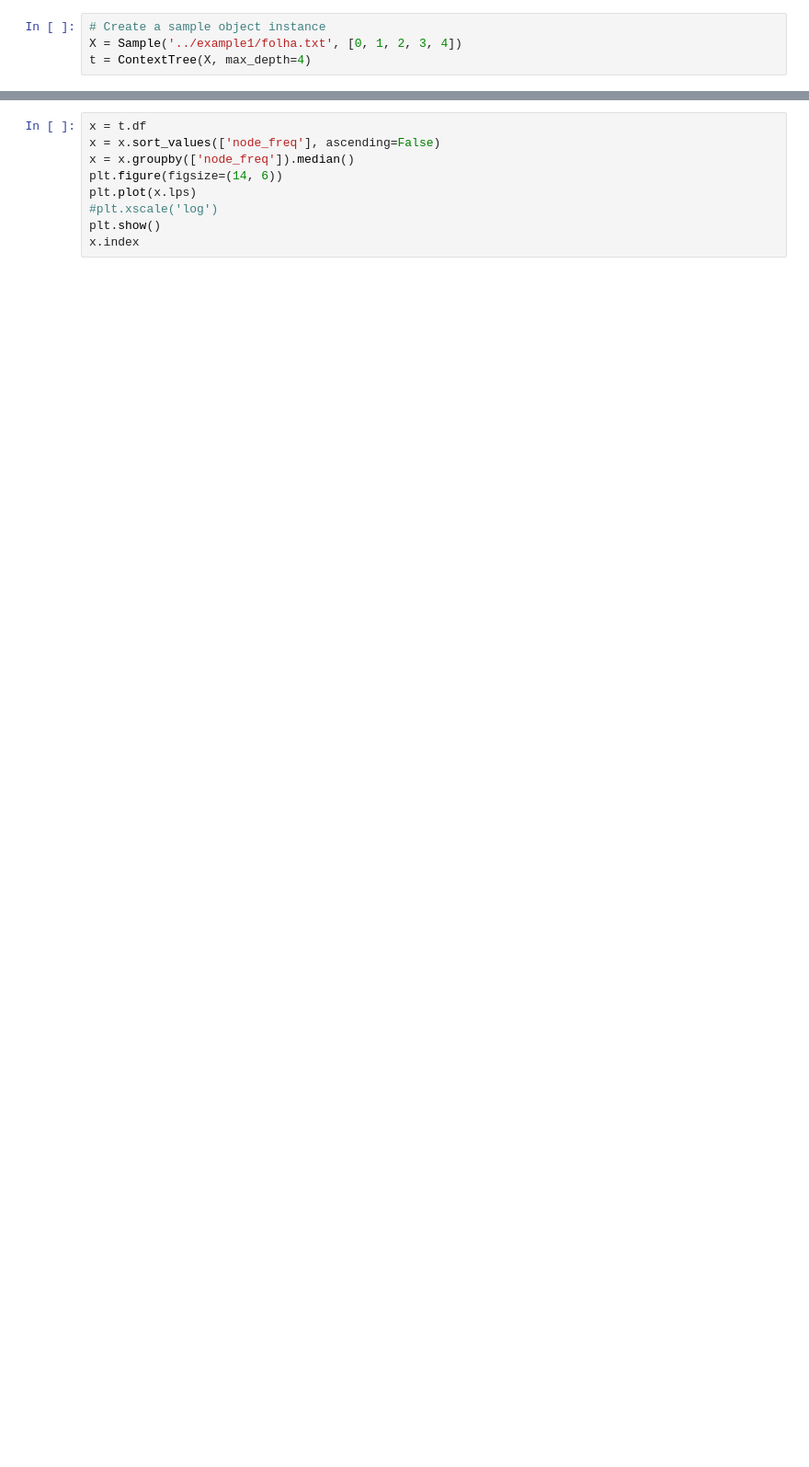
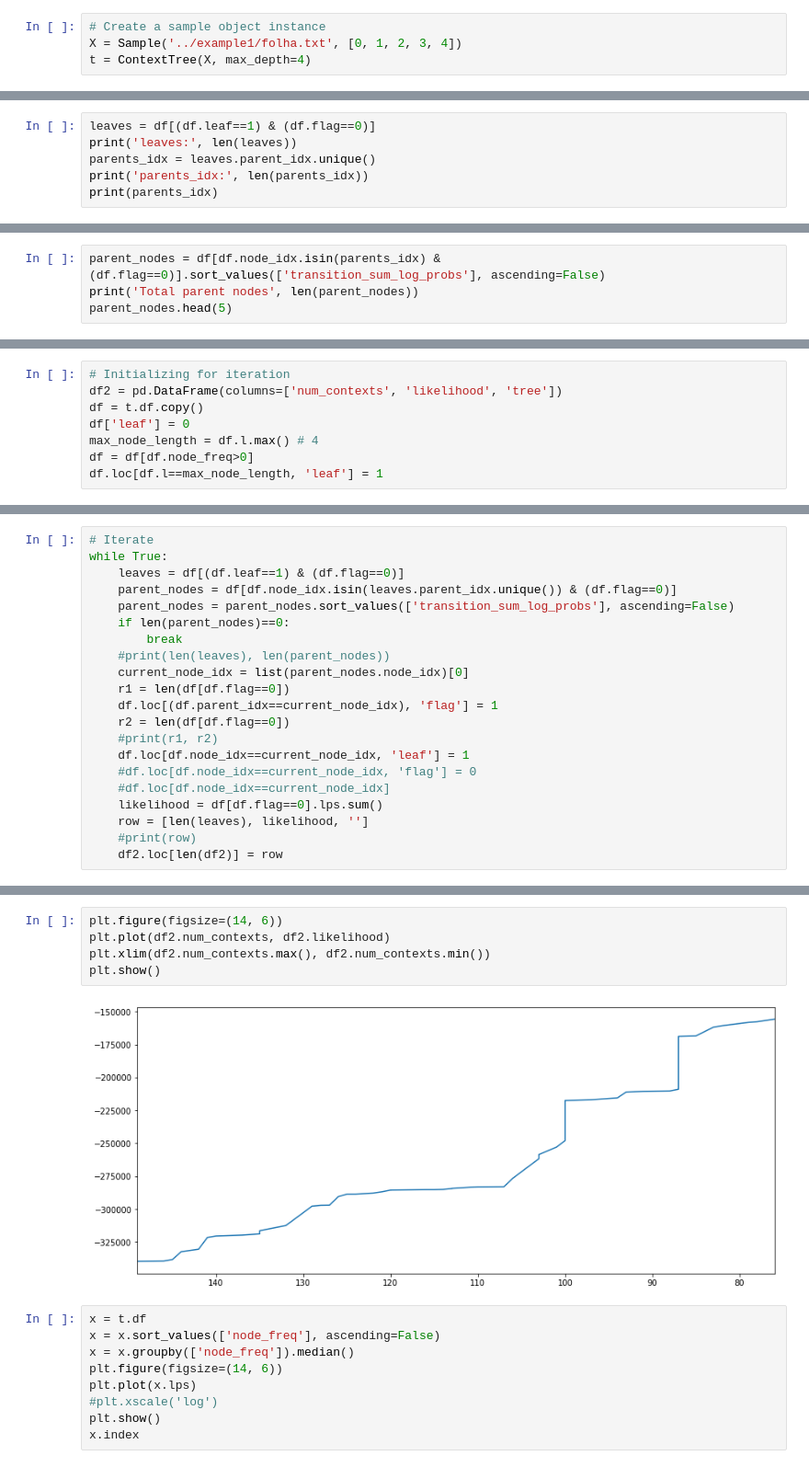
Before and after one commit to neuromat/smallest_maximizer_criterion, a Jupyter notebook: examples/notebooks/Pruning context trees.ipynb, the cells around one changed output, grey strips where cells are left out. Shown at 92% size. Drawn from its saved outputs; the diff is of its cells as text; blank space fills up the shorter version.

```diff
--- a/examples/notebooks/Pruning context trees.ipynb
+++ b/examples/notebooks/Pruning context trees.ipynb
@@ -27,0 +37,6 @@ df.loc[df.l==max_node_length, 'leaf'] = 1
+# %%
+leaves = df[(df.leaf==1) & (df.flag==0)]
+print('leaves:', len(leaves))
+parents_idx = leaves.parent_idx.unique()
+print('parents_idx:', len(parents_idx))
+print(parents_idx)
@@ -27,0 +49,4 @@ df.loc[df.l==max_node_length, 'leaf'] = 1
+# %%
+parent_nodes = df[df.node_idx.isin(parents_idx) & (df.flag==0)].sort_values(['transition_sum_log_probs'], ascending=False)
+print('Total parent nodes', len(parent_nodes))
+parent_nodes.head(5)
@@ -28 +98,9 @@ df.loc[df.l==max_node_length, 'leaf'] = 1
+# %%
+# Initializing for iteration
+df2 = pd.DataFrame(columns=['num_contexts', 'likelihood', 'tree'])
+df = t.df.copy()
+df['leaf'] = 0
+max_node_length = df.l.max() # 4
+df = df[df.node_freq>0]
+df.loc[df.l==max_node_length, 'leaf'] = 1
 # %%
@@ -97,0 +112,21 @@ array([148, 103, 145, 124, 128, 33, 49, 146, 69, 137, 123, 44, 98, 133,
+# %%
+# Iterate
+while True:
+    leaves = df[(df.leaf==1) & (df.flag==0)]
+    parent_nodes = df[df.node_idx.isin(leaves.parent_idx.unique()) & (df.flag==0)]
+    parent_nodes = parent_nodes.sort_values(['transition_sum_log_probs'], ascending=False)
+    if len(parent_nodes)==0:
+        break
+    #print(len(leaves), len(parent_nodes))
+    current_node_idx = list(parent_nodes.node_idx)[0]
+    r1 = len(df[df.flag==0])
+    df.loc[(df.parent_idx==current_node_idx), 'flag'] = 1
+    r2 = len(df[df.flag==0])
+    #print(r1, r2)
+    df.loc[df.node_idx==current_node_idx, 'leaf'] = 1
+    #df.loc[df.node_idx==current_node_idx, 'flag'] = 0
+    #df.loc[df.node_idx==current_node_idx]
+    likelihood = df[df.flag==0].lps.sum()
+    row = [len(leaves), likelihood, '']
+    #print(row)
+    df2.loc[len(df2)] = row
@@ -98,3 +165,10 @@ array([148, 103, 145, 124, 128, 33, 49, 146, 69, 137, 123, 44, 98, 133,
+# %%
+plt.figure(figsize=(14, 6))
+plt.plot(df2.num_contexts, df2.likelihood)
+plt.xlim(df2.num_contexts.max(), df2.num_contexts.min())
+plt.show()
+# %% [output]
+[figure, added]
 # %%
 x = t.df
 x = x.sort_values(['node_freq'], ascending=False)
```
Also changed, not shown: parts of 19 cells of this notebook, 1 other file.
